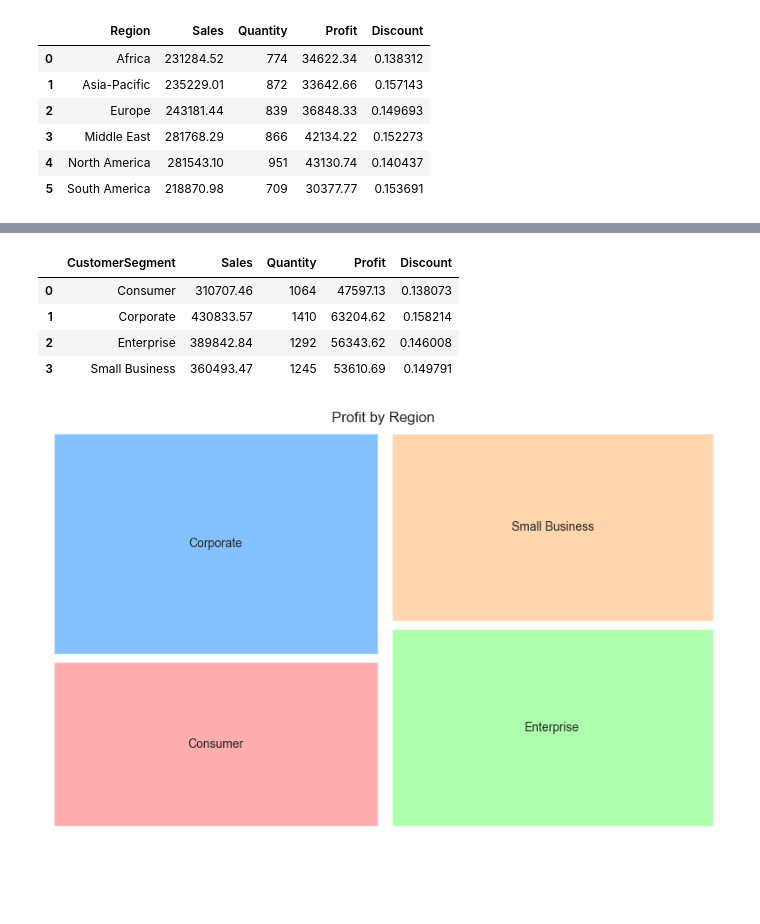
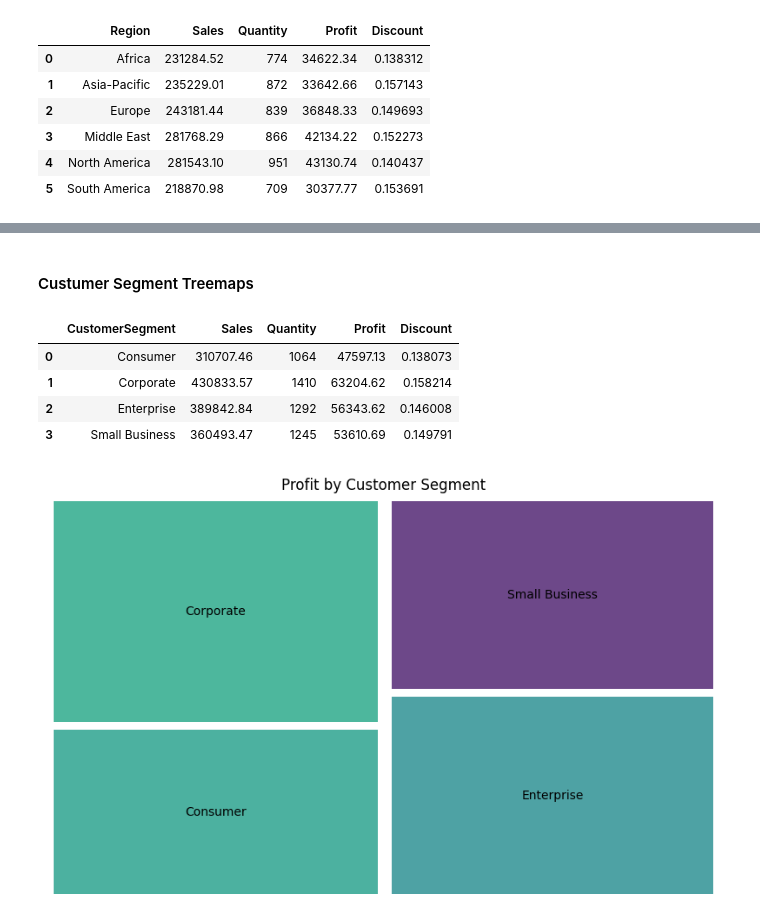
Before and after one commit to Impact-Insights/Data-Engineering-Projects, a Jupyter notebook: Global Technology Sales/Global_Tech_Sales.ipynb, the cells around one changed output, grey strips where cells are left out. Cells and saved outputs as stored; diff of their text form; code cells hidden in the pictures; blank space fills up the shorter version.

```diff
--- a/Global Technology Sales/Global_Tech_Sales.ipynb
+++ b/Global Technology Sales/Global_Tech_Sales.ipynb
@@ -1289,3 +1362,5 @@ region_data
+# %% [markdown]
+#### Custumer Segment Treemaps
 # %%
 customer_seg_data
 # %% [output]
@@ -1297,13 +1372,13 @@ customer_seg_data
 # %%
 sizes = customer_seg_data['Profit'].values
 labels = customer_seg_data['CustomerSegment'].values
 colors = ['#FF9999', '#66B3FF', '#99FF99', '#FFCC99']
 
 plt.figure(figsize=(10, 6))
-squarify.plot(sizes=sizes, label=labels, color=colors, alpha=0.8, pad=True)
+squarify.plot(sizes=sizes, label=labels, alpha=0.8, pad=True)
 
-plt.title('Profit by Region')
+plt.title('Profit by Customer Segment')
 plt.axis('off')
 plt.show()
 # %% [output]
-[figure, old version]
+[figure, new version]
```
Also changed, not shown: parts of 44 cells of this notebook.
